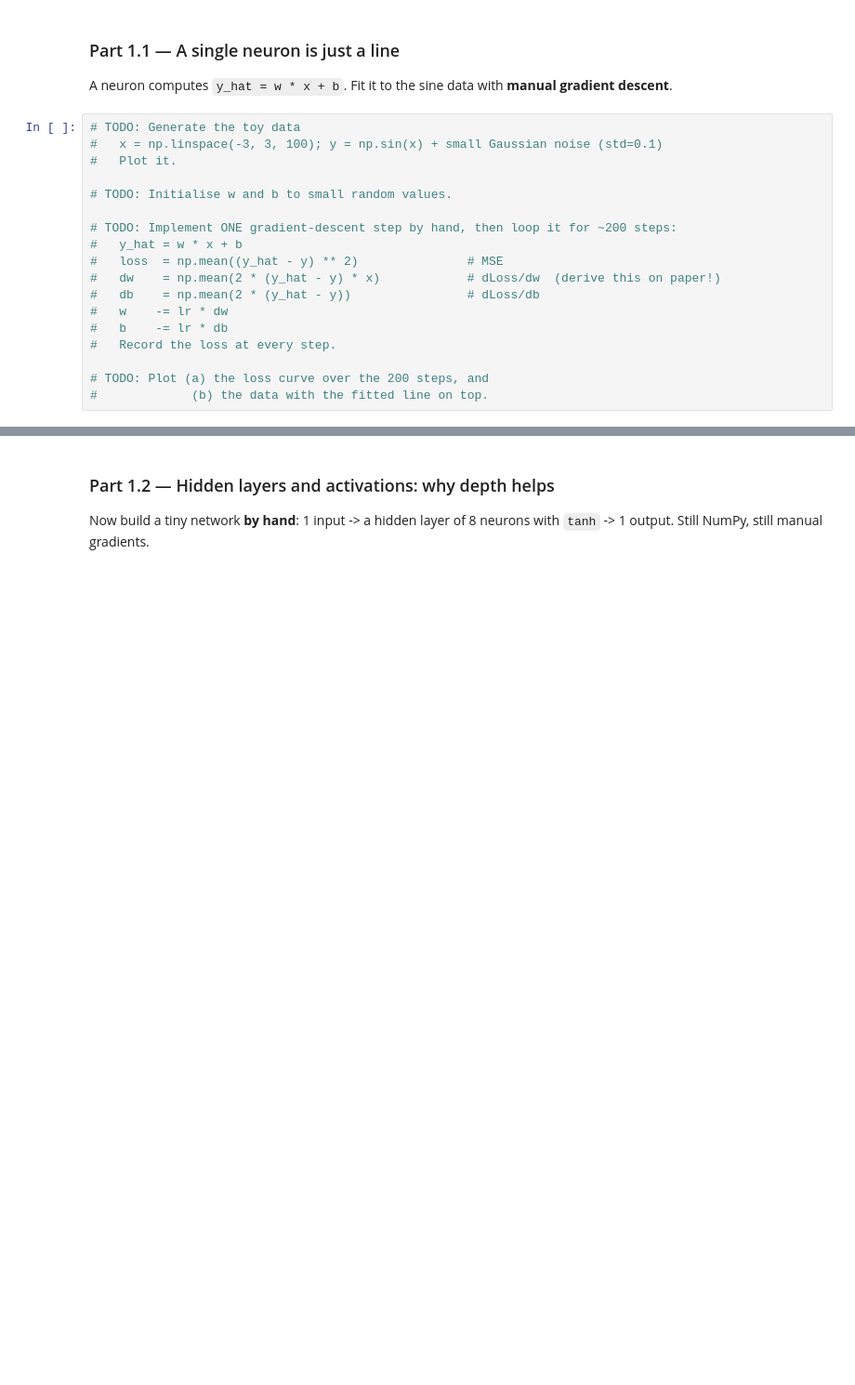
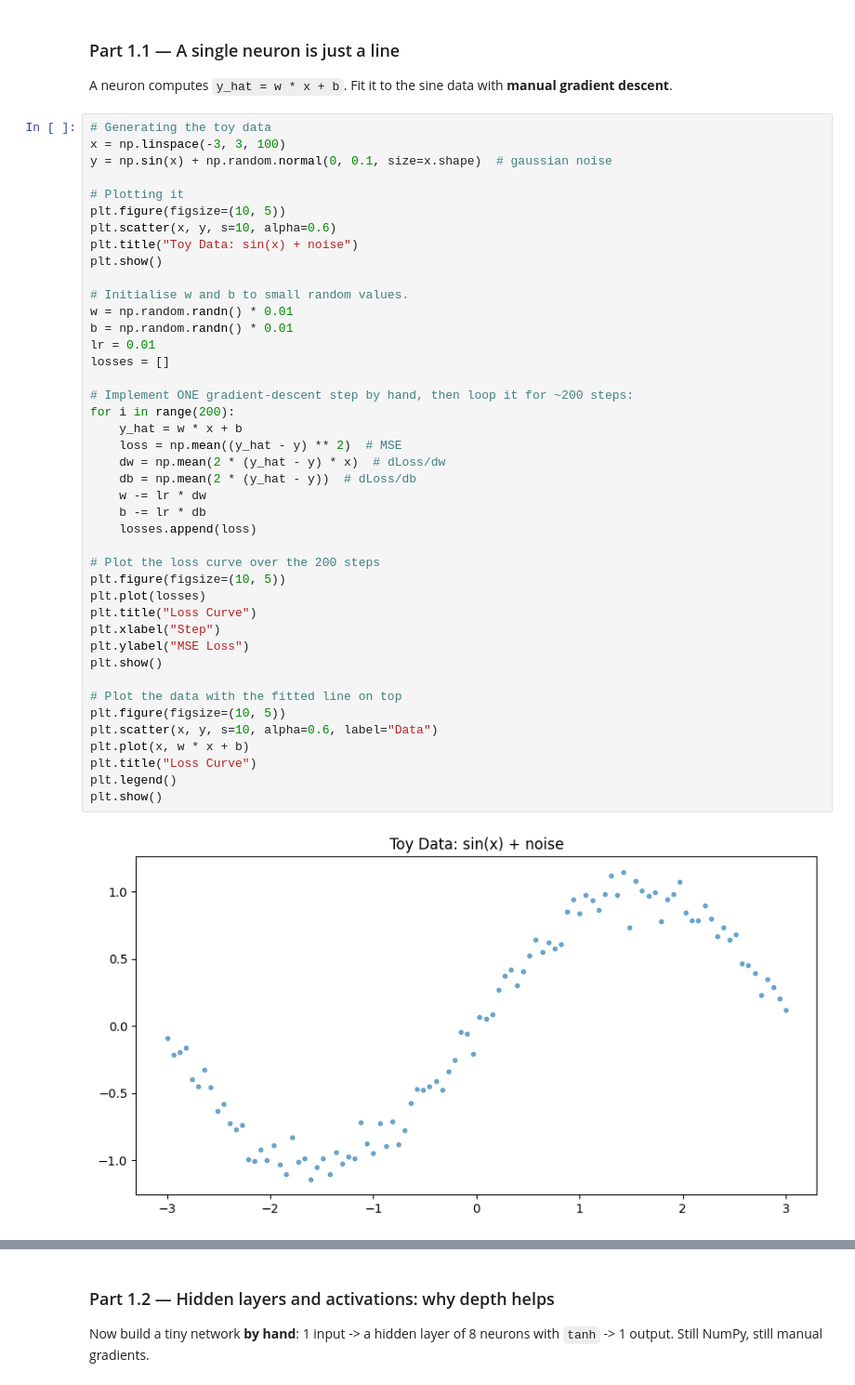
Before and after one commit to jupiterbouncer/Subair_Oluwademilade_Lab3, a Jupyter notebook: Lab_3.ipynb, the cells around one changed output, grey strips where cells are left out. Shown at 93% size. Saved outputs shown, nothing was run; the diff lists cells and outputs as text; blank space fills up the shorter version.

```diff
--- a/Lab_3.ipynb
+++ b/Lab_3.ipynb
@@ -71,20 +72,46 @@ and the loss going down.
 
 A neuron computes `y_hat = w * x + b`. Fit it to the sine data with **manual gradient descent**.
 # %%
-# TODO: Generate the toy data
-#   x = np.linspace(-3, 3, 100); y = np.sin(x) + small Gaussian noise (std=0.1)
-#   Plot it.
+# Generating the toy data
+x = np.linspace(-3, 3, 100)
+y = np.sin(x) + np.random.normal(0, 0.1, size=x.shape)  # gaussian noise
 
-# TODO: Initialise w and b to small random values.
+# Plotting it
+plt.figure(figsize=(10, 5))
+plt.scatter(x, y, s=10, alpha=0.6)
+plt.title("Toy Data: sin(x) + noise")
+plt.show()
 
-# TODO: Implement ONE gradient-descent step by hand, then loop it for ~200 steps:
-#   y_hat = w * x + b
-#   loss  = np.mean((y_hat - y) ** 2)               # MSE
-#   dw    = np.mean(2 * (y_hat - y) * x)            # dLoss/dw  (derive this on paper!)
-#   db    = np.mean(2 * (y_hat - y))                # dLoss/db
-#   w    -= lr * dw
-#   b    -= lr * db
-#   Record the loss at every step.
+# Initialise w and b to small random values.
+w = np.random.randn() * 0.01
+b = np.random.randn() * 0.01
+lr = 0.01
+losses = []
 
-# TODO: Plot (a) the loss curve over the 200 steps, and
-#             (b) the data with the fitted line on top.
+# Implement ONE gradient-descent step by hand, then loop it for ~200 steps:
+for i in range(200):
+    y_hat = w * x + b
+    loss = np.mean((y_hat - y) ** 2)  # MSE
+    dw = np.mean(2 * (y_hat - y) * x)  # dLoss/dw
+    db = np.mean(2 * (y_hat - y))  # dLoss/db
+    w -= lr * dw
+    b -= lr * db
+    losses.append(loss)
+
+# Plot the loss curve over the 200 steps
+plt.figure(figsize=(10, 5))
+plt.plot(losses)
+plt.title("Loss Curve")
+plt.xlabel("Step")
+plt.ylabel("MSE Loss")
+plt.show()
+
+# Plot the data with the fitted line on top
+plt.figure(figsize=(10, 5))
+plt.scatter(x, y, s=10, alpha=0.6, label="Data")
+plt.plot(x, w * x + b)
+plt.title("Loss Curve")
+plt.legend()
+plt.show()
+# %% [output]
+[figure, added]
```
Also changed, not shown: parts of 3 cells of this notebook.
